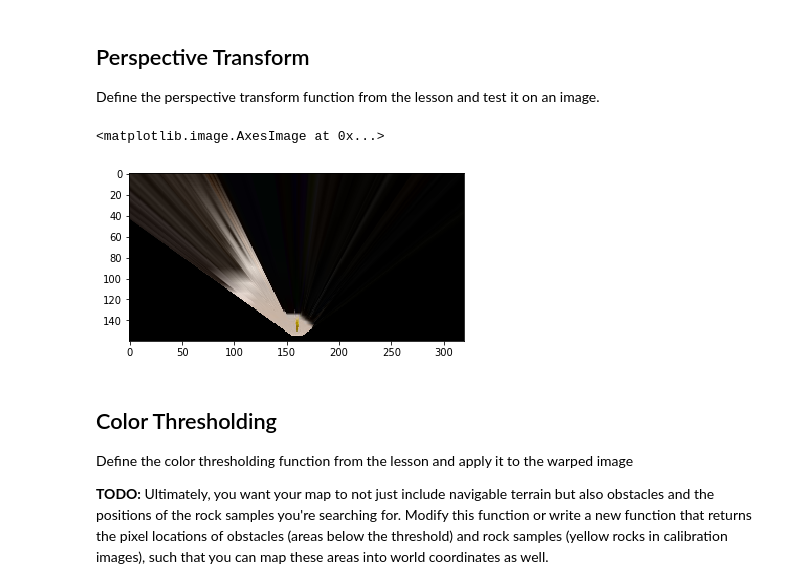
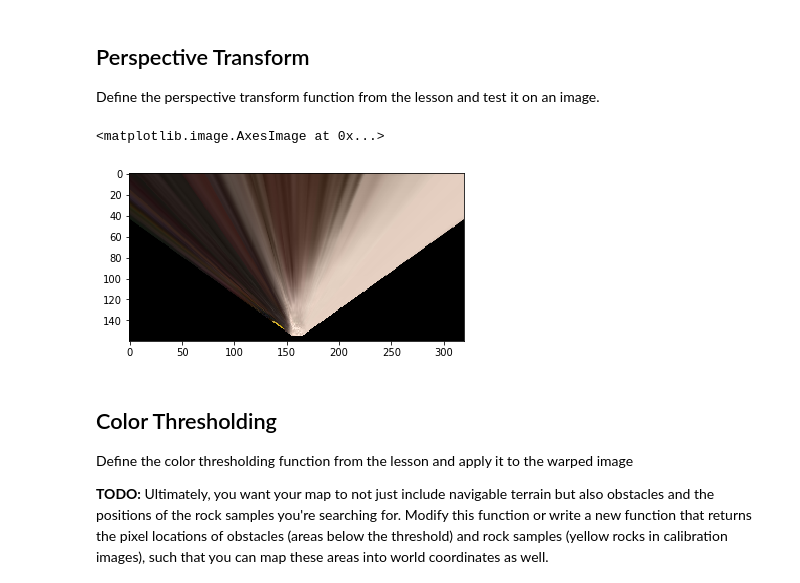
Before and after one commit to antoszy/RoboND-Rover-Project, a Jupyter notebook: code/Rover_Project_Test_Notebook.ipynb, the cells around one changed output. Saved outputs shown, nothing was run; the diff lists cells and outputs as text; code cells hidden in the pictures.

```diff
--- a/code/Rover_Project_Test_Notebook.ipynb
+++ b/code/Rover_Project_Test_Notebook.ipynb
@@ -53,8 +53,11 @@ Read in and display example grid and rock sample calibration images.  You'll use
 # Here's an example of the grid and one of the rocks
 example_grid = '../calibration_images/example_grid1.jpg'
 example_rock = '../calibration_images/example_rock1.jpg'
+example = '../calibration_images/example.jpg'
+
 grid_img = mpimg.imread(example_grid)
 rock_img = mpimg.imread(example_rock)
+example_img = mpimg.imread(example)
 
 
 fig = plt.figure(figsize=(12,3))
@@ -96,13 +99,13 @@
                   [image.shape[1]/2 + dst_size, image.shape[0] - bottom_offset],
                   [image.shape[1]/2 + dst_size, image.shape[0] - 2*dst_size - bottom_offset],
                   [image.shape[1]/2 - dst_size, image.shape[0] - 2*dst_size - bottom_offset],
                   ])
-warped = perspect_transform(rock_img, source, destination)
+warped = perspect_transform(example_img, source, destination)
 plt.imshow(warped)
 #scipy.misc.imsave('../output/warped_example.jpg', warped)
 # %% [output]
 <matplotlib.image.AxesImage at 0x...>
-[figure, old version]
+[figure, new version]
 # %% [markdown]
 ## Color Thresholding
 Define the color thresholding function from the lesson and apply it to the warped image
```
Also changed, not shown: parts of 4 cells of this notebook, 9 other files.
